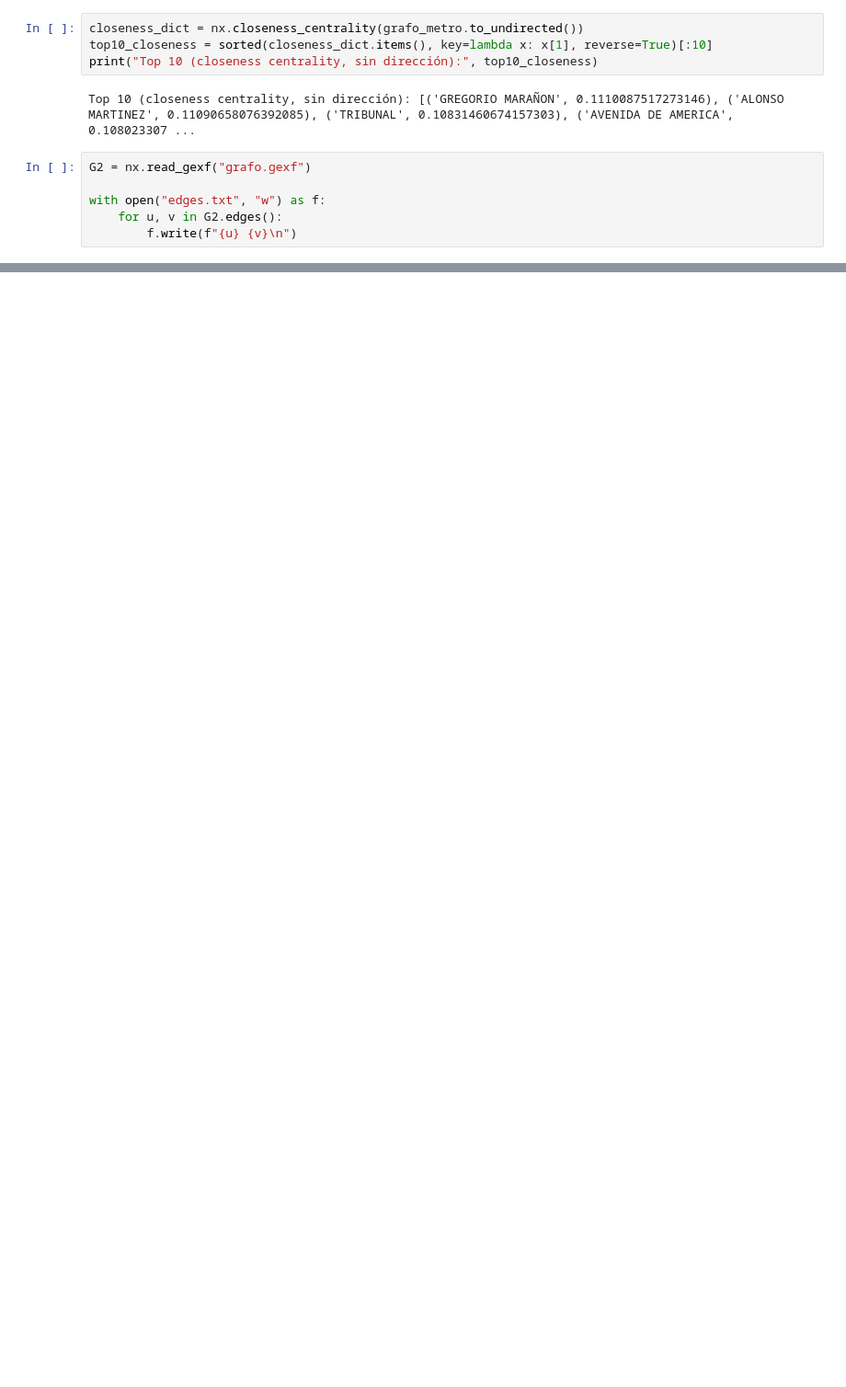
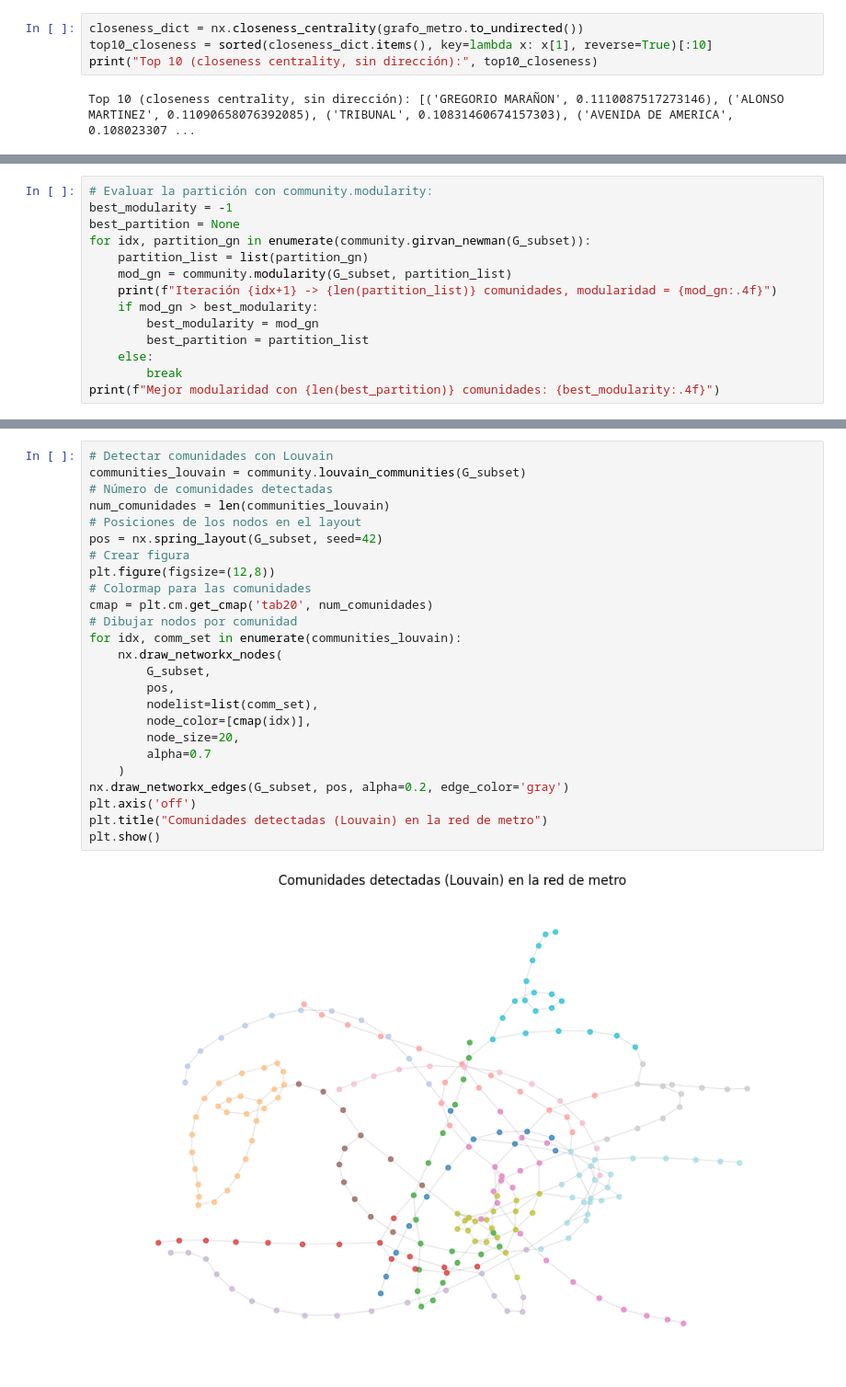
Before and after one commit to mriioos/p3-bain-graphs-analisys, a Jupyter notebook: main.ipynb, the cells around one changed output, grey strips where cells are left out. Shown at 92% size. Drawn from its saved outputs; the diff is of its cells as text; blank space fills up the shorter version.

```diff
--- a/main.ipynb
+++ b/main.ipynb
@@ -136,9 +128,3 @@ top10_closeness = sorted(closeness_dict.items(), key=lambda x: x[1], reverse=Tru
 print("Top 10 (closeness centrality, sin dirección):", top10_closeness)
 # %% [output]
 Top 10 (closeness centrality, sin dirección): [('GREGORIO MARAÑON', 0.1110087517273146), ('ALONSO MARTINEZ', 0.11090658076392085), ('TRIBUNAL', 0.10831460674157303), ('AVENIDA DE AMERICA', 0.108023307 ...
-# %%
-G2 = nx.read_gexf("grafo.gexf")
-
-with open("edges.txt", "w") as f:
-    for u, v in G2.edges():
-        f.write(f"{u} {v}\n")
@@ -144,0 +184,14 @@ with open("edges.txt", "w") as f:
+# %%
+# Evaluar la partición con community.modularity:
+best_modularity = -1
+best_partition = None
+for idx, partition_gn in enumerate(community.girvan_newman(G_subset)):
+    partition_list = list(partition_gn)
+    mod_gn = community.modularity(G_subset, partition_list)
+    print(f"Iteración {idx+1} -> {len(partition_list)} comunidades, modularidad = {mod_gn:.4f}")
+    if mod_gn > best_modularity:
+        best_modularity = mod_gn
+        best_partition = partition_list
+    else:
+        break
+print(f"Mejor modularidad con {len(best_partition)} comunidades: {best_modularity:.4f}")
@@ -144,0 +233,27 @@ with open("edges.txt", "w") as f:
+# %%
+# Detectar comunidades con Louvain
+communities_louvain = community.louvain_communities(G_subset)
+# Número de comunidades detectadas
+num_comunidades = len(communities_louvain)
+# Posiciones de los nodos en el layout
+pos = nx.spring_layout(G_subset, seed=42)
+# Crear figura
+plt.figure(figsize=(12,8))
+# Colormap para las comunidades
+cmap = plt.cm.get_cmap('tab20', num_comunidades)
+# Dibujar nodos por comunidad
+for idx, comm_set in enumerate(communities_louvain):
+    nx.draw_networkx_nodes(
+        G_subset,
+        pos,
+        nodelist=list(comm_set),
+        node_color=[cmap(idx)],
+        node_size=20,
+        alpha=0.7
+    )
+nx.draw_networkx_edges(G_subset, pos, alpha=0.2, edge_color='gray')
+plt.axis('off')
+plt.title("Comunidades detectadas (Louvain) en la red de metro")
+plt.show()
+# %% [output]
+[figure, added]
```
Also changed, not shown: parts of 18 cells of this notebook, 1 other file.
